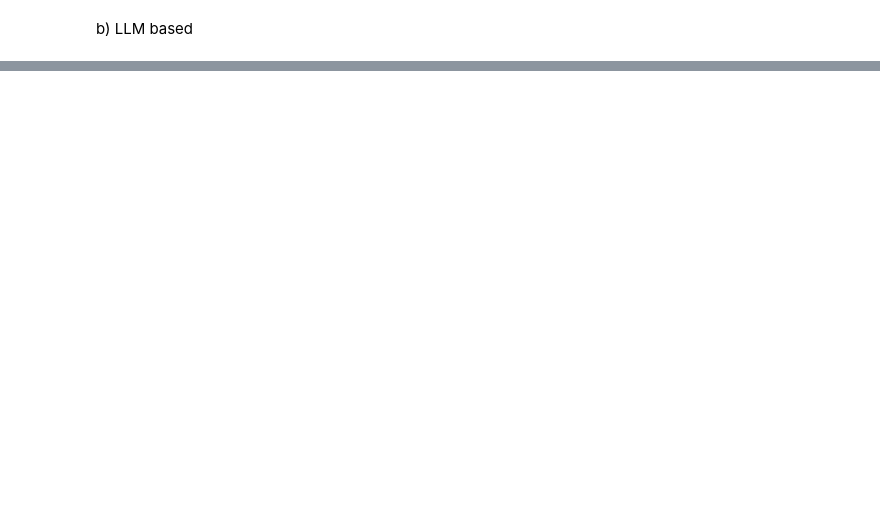
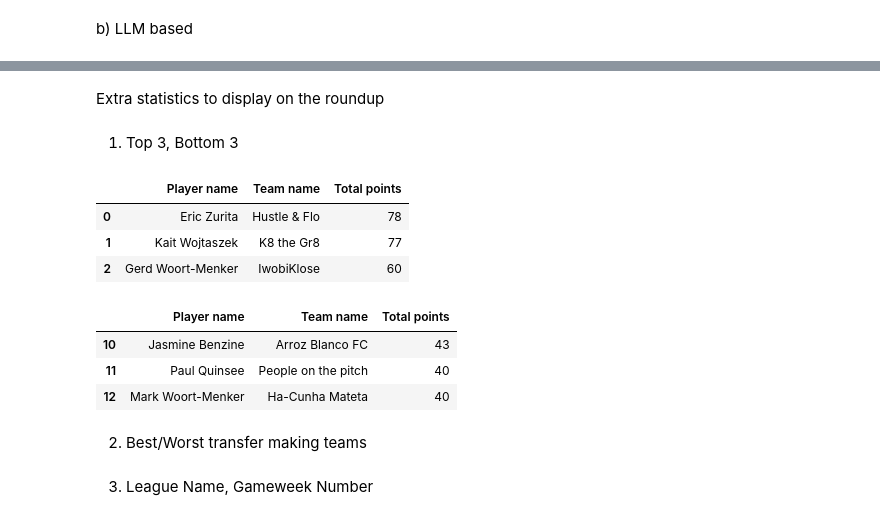
Before and after one commit to Muhammad-Daniyal-18/FPL, a Jupyter notebook: api.ipynb, the cells around one changed output, grey strips where cells are left out. Drawn from its saved outputs; the diff is of its cells as text; code cells hidden in the pictures; blank space fills up the shorter version.

```diff
--- a/api.ipynb
+++ b/api.ipynb
@@ -115,0 +102,23 @@ df_teams
+# %%
+# dict to hold rank history per entry
+rank_history = {}
+
+# loop over GWs
+for gw in range(1, current_gw + 1):
+    url = f"{BASE_URL}/leagues-classic/{league_id}/standings/?event={gw}"
+    resp = requests.get(url).json()
+
+    for result in resp.get("standings", {}).get("results", []):
+        entry_id = result["entry"]
+        rank = result["rank"]
+
+        # init list if not present
+        if entry_id not in rank_history:
+            rank_history[entry_id] = []
+
+        rank_history[entry_id].append(rank)
+
+df_rank_history = pd.DataFrame(list(rank_history.items()), columns=["Entry ID", "Rankings history"])
+
+# Merge with your main df
+df_teams = df_teams.merge(df_rank_history, on="Entry ID", how="left")
@@ -115,0 +127,6 @@ df_teams
+# %%
+diff_col = df_teams["Total points"].diff().fillna(0).astype(int)
+
+# Insert diff column *after* "value"
+col_position = df_teams.columns.get_loc("Total points") + 1
+df_teams.insert(col_position, "Adjacent points difference", diff_col)
@@ -446,0 +520,23 @@ In conclusion, as we roll into Gameweek 2, remember that fantasy football is a m
+# %% [markdown]
+Extra statistics to display on the roundup
+# %% [markdown]
+1. Top 3, Bottom 3
+# %%
+top_3_df = df_teams.sort_values("Total points", ascending=False).head(3)[["Player name", "Team name", "Total points"]]
+bottom_3_df = df_teams.sort_values("Total points", ascending=False).tail(3)[["Player name", "Team name", "Total points"]]
+# %%
+top_3_df
+# %% [output]
+|  | Player name | Team name | Total points |
+| 0 | Eric Zurita | Hustle & Flo | 78 |
+| 1 | Kait Wojtaszek | K8 the Gr8 | 77 |
+| 2 | Gerd Woort-Menker | IwobiKlose | 60 |
+# %%
+bottom_3_df
+# %% [output]
+|  | Player name | Team name | Total points |
+| 10 | Jasmine Benzine | Arroz Blanco FC | 43 |
+| 11 | Paul Quinsee | People on the pitch | 40 |
+| 12 | Mark Woort-Menker | Ha-Cunha Mateta | 40 |
+# %% [markdown]
+2. Best/Worst transfer making teams
@@ -446,0 +564,2 @@ In conclusion, as we roll into Gameweek 2, remember that fantasy football is a m
+# %% [markdown]
+3. League Name, Gameweek Number
```
Also changed, not shown: parts of 17 cells of this notebook.
